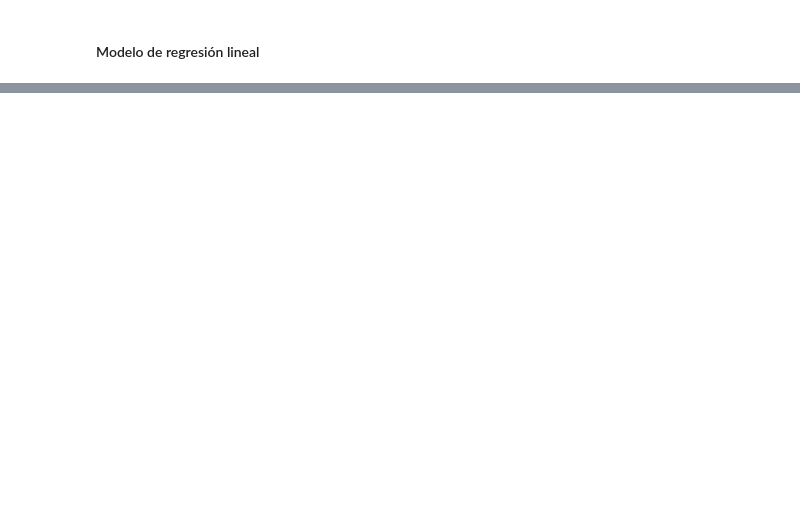
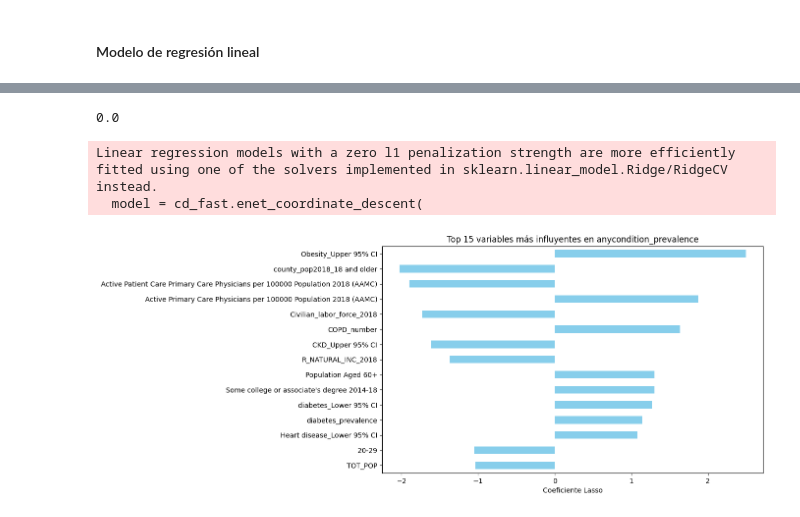
Before and after one commit to 4GeeksAcademy/plorenab_socio-demographic-health-data-us, a Jupyter notebook: src/explore.ipynb, the cells around one changed output, grey strips where cells are left out. Cells and saved outputs as stored; diff of their text form; code cells hidden in the pictures; blank space fills up the shorter version.

```diff
--- a/src/explore.ipynb
+++ b/src/explore.ipynb
@@ -375,0 +301,26 @@ array([10.85398374,  8.03614579, 13.65257114,  8.82722545,  7.32314327,
+# %%
+best_alpha = alphas[np.argmax(r2_scores)]
+print(best_alpha)
+final_lasso = Lasso(alpha=best_alpha, max_iter=5000)
+final_lasso.fit(X_train_final, y_train)
+
+# Coeficientes
+coef = pd.Series(final_lasso.coef_, index=X_train_final.columns)
+coef_nonzero = coef[coef != 0].sort_values(key=abs, ascending=False)
+# %% [output]
+0.0
+Linear regression models with a zero l1 penalization strength are more efficiently fitted using one of the solvers implemented in sklearn.linear_model.Ridge/RidgeCV instead.
+  model = cd_fast.enet_coordinate_descent(
+# %%
+top_coef = coef_nonzero.abs().sort_values(ascending=False).head(15)
+top_coef_names = top_coef.index
+top_coef_values = coef_nonzero[top_coef_names]
+
+plt.figure(figsize=(10,6))
+top_coef_values.plot(kind='barh', color='skyblue')
+plt.xlabel("Coeficiente Lasso")
+plt.title("Top 15 variables más influyentes en anycondition_prevalence")
+plt.gca().invert_yaxis()  # para que la mayor aparezca arriba
+plt.show()
+# %% [output]
+[figure, added]
```
Also changed, not shown: parts of 28 cells of this notebook, 4 other files.
